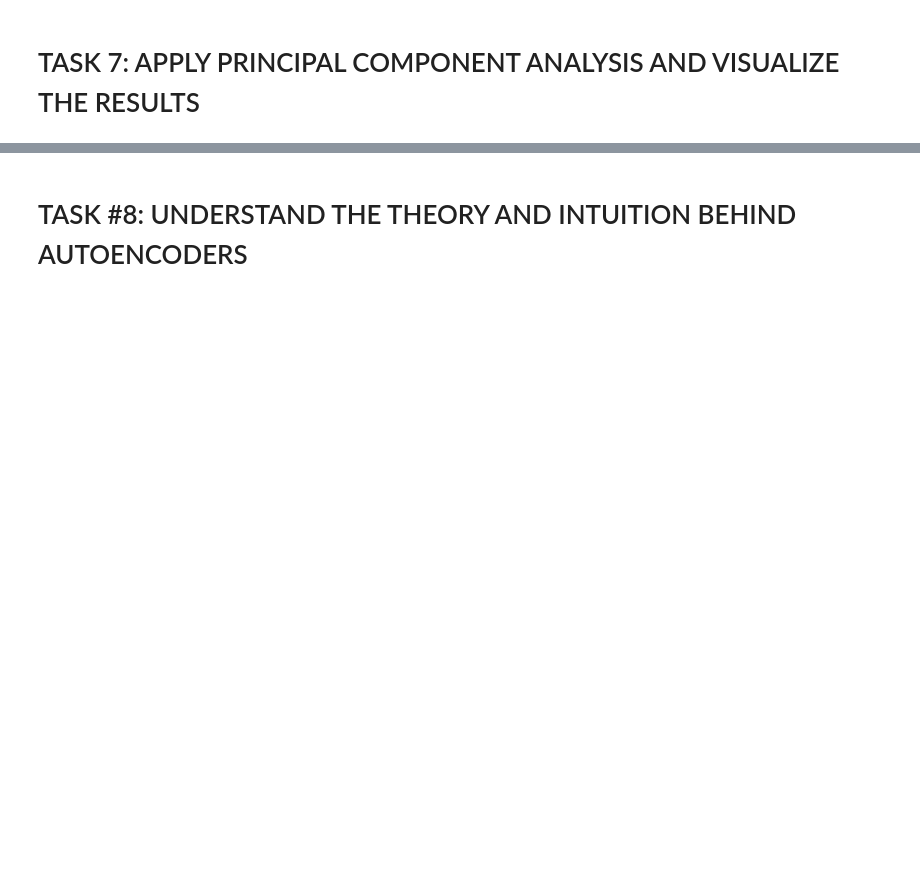
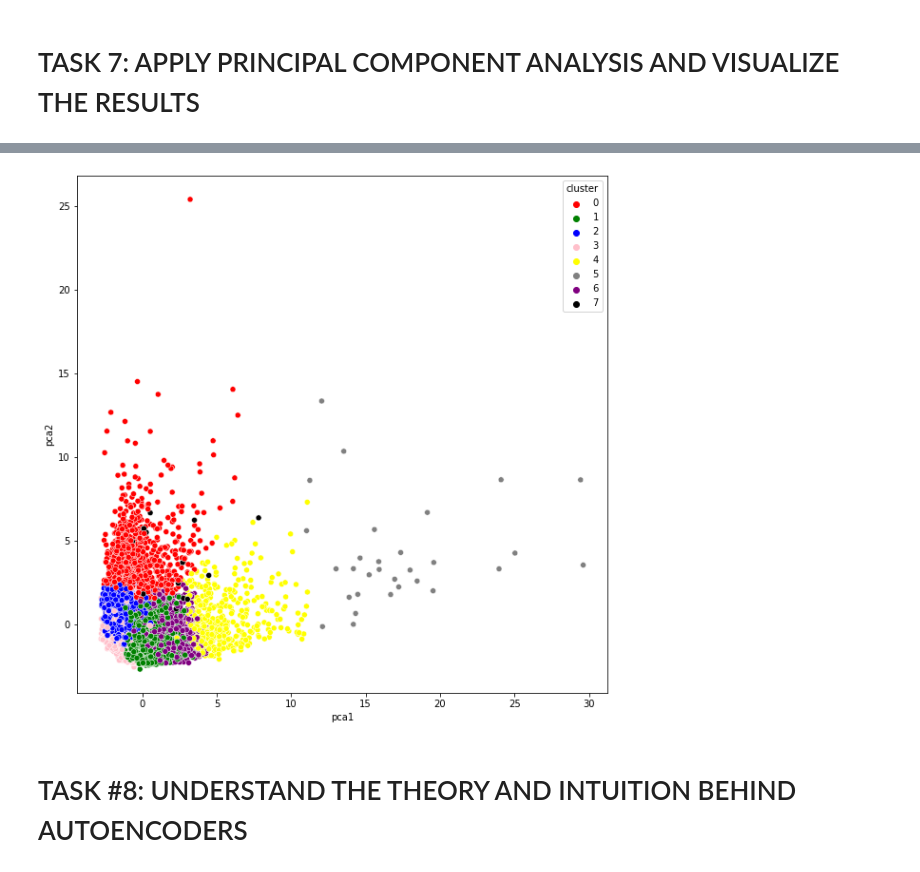
Before and after one commit to lavarius/DSCaseStudies, a Jupyter notebook: MDB_Marketing_Department.ipynb, the cells around one changed output, grey strips where cells are left out. Saved outputs shown, nothing was run; the diff lists cells and outputs as text; code cells hidden in the pictures; blank space fills up the shorter version.

```diff
--- a/MDB_Marketing_Department.ipynb
+++ b/MDB_Marketing_Department.ipynb
@@ -468,0 +531,5 @@ array([[-1.68222007, -1.07644301],
+# %%
+# Concatenate the clusters labels to the dataframe
+# grab clusters, add clusters and concatenate them to pca_df
+pca_df = pd.concat([pca_df, pd.DataFrame({'cluster':labels})], axis = 1)
+pca_df.head()
@@ -469,3 +543,11 @@ array([[-1.68222007, -1.07644301],
+# %%
+plt.figure(figsize=(10,10))
+ax = sns.scatterplot(x = 'pca1', y = 'pca2', hue = 'cluster', data = pca_df, palette = ['red', 'green', 'blue', 'pink', 'yellow', 'grey', 'purple', 'black'])
+# note: took all features, pca to convert to two components.
+# k-means grouped all points into groups/clusters
+# pca, dimesionality reduction, perform visualizaiton by combining kmeans with pca.
+# %% [output]
+[figure, added]
 # %% [markdown]
 # TASK #8: UNDERSTAND THE THEORY AND INTUITION BEHIND AUTOENCODERS
 # %% [markdown]
```
Also changed, not shown: parts of 37 cells of this notebook.
